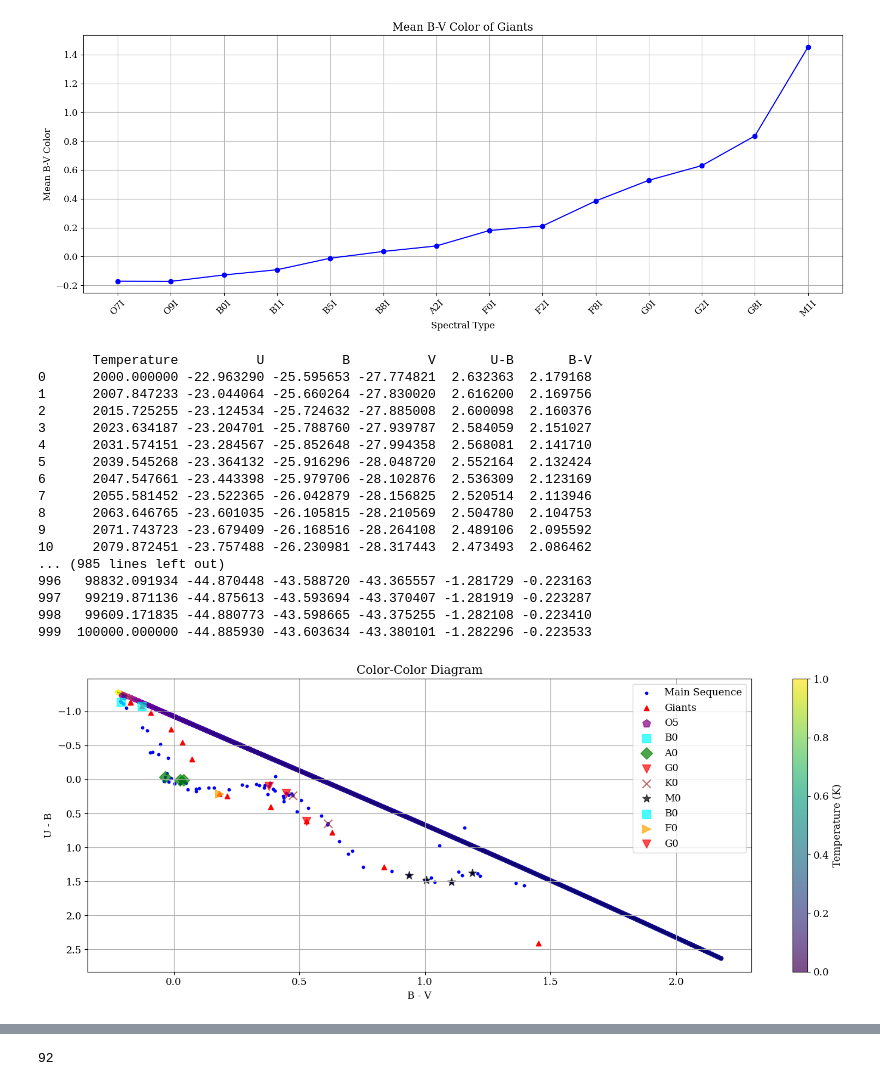
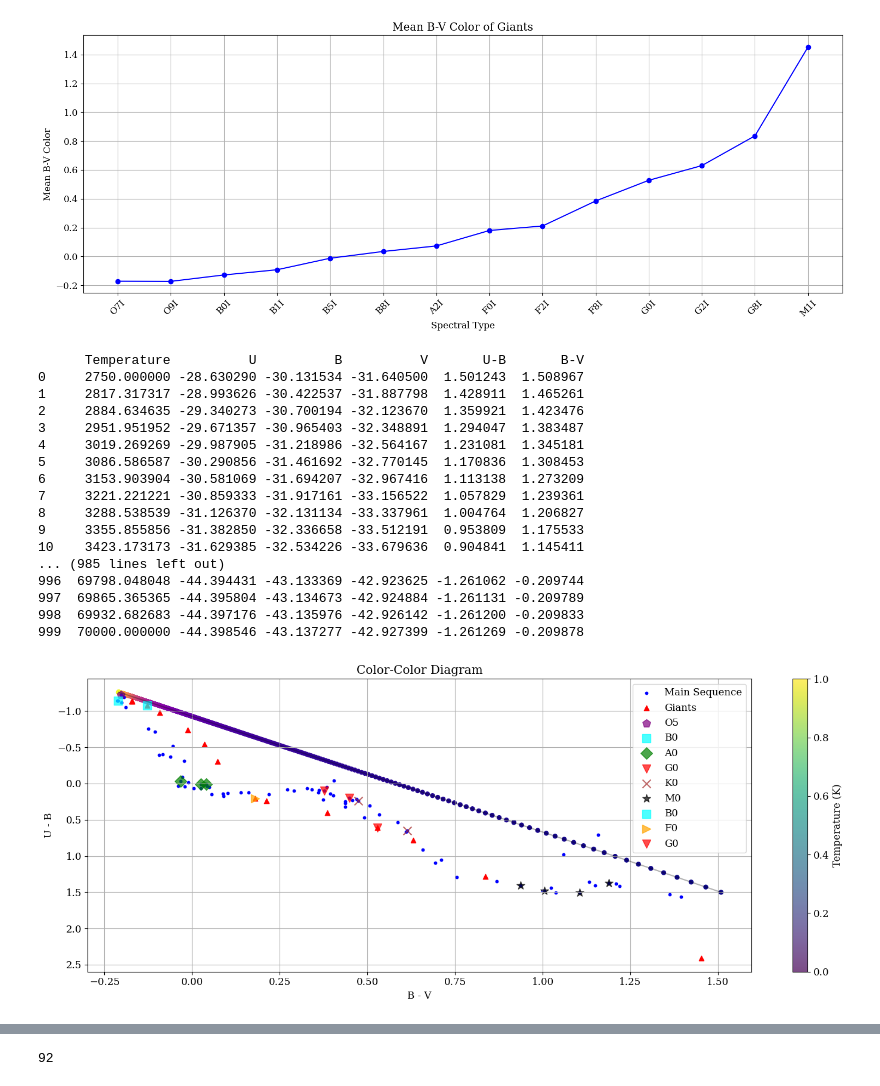
Before and after one commit to TapWhite/ALOP-PROBLEM-1-part2, a Jupyter notebook: ALOP tijdelijk.ipynb, the cells around one changed output, grey strips where cells are left out. Saved outputs shown, nothing was run; the diff lists cells and outputs as text; code cells hidden in the pictures.

```diff
--- a/ALOP tijdelijk.ipynb
+++ b/ALOP tijdelijk.ipynb
@@ -515,17 +515,18 @@ def calculate_blackbody_magnitude(temperature, band):
     return magnitude
 
 
+start_temp = 2750
+stop_temp = 70000
+num_points=1000
 # Define temperature range
-temperatures = np.logspace(3.301, 4.477, 100)  # From 2000 K to 30000 K
+temperatures = np.linspace(start_temp, stop_temp, num_points)  # From 2000 K to 30000 K
 
-start_temp = 2000
-stop_temp = 100000
-num_points=1000
-# Create evenly spaced points in the exponent using base e
-logspace_temperatures = np.linspace(np.log(start_temp), np.log(stop_temp), num_points)
 
-# Convert back to the actual temperature values using the exponential function
-temperatures = np.exp(logspace_temperatures)
+# # Create evenly spaced points in the exponent using base e
+# logspace_temperatures = np.linspace(np.log(start_temp), np.log(stop_temp), num_points)
+
+# # Convert back to the actual temperature values using the exponential function
+# temperatures = np.exp(logspace_temperatures)
 
 bands = 'U' , 'B' , 'V'
 
@@ -560,50 +561,50 @@ plt.figure(figsize=(15, 6))
 plt.scatter(df_temp['B-V'] , df_temp['U-B'], c=temperatures, cmap='plasma', edgecolor='none')
 plt.plot(df_temp['B-V'] , df_temp['U-B'], color='black', alpha=0.3)
 # Plot U-B vs B-V
 
 
 # Plot Main Sequence Stars
 plt.scatter(main_sequence['B-V'], main_sequence['U-B'], label='Main Sequence', s=10, c='blue', marker='o')
 
 # Plot Giants
 plt.scatter(giants['B-V'], giants['U-B'], label='Giants', c='red', marker='^')
 
 # Plot and label specific spectral types
 plot_spectral_types(main_sequence, spectral_types, color_dict)
 plot_spectral_types(giants, spectral_types, color_dict)
 
 # Add labels and legend
 cbar = plt.colorbar()
 cbar.set_label('Temperature (K)')
 
 plt.xlabel('B - V')
 plt.ylabel('U - B')
 plt.gca().invert_yaxis()
 plt.title('Color-Color Diagram')
 plt.legend()
 plt.grid(True)
 plt.tight_layout()
 plt.savefig('pdf/cc_diagram_blackbody.pdf')
 plt.show()
 # %% [output]
-       Temperature          U          B          V       U-B       B-V
-0      2000.000000 -22.963290 -25.595653 -27.774821  2.632363  2.179168
-1      2007.847233 -23.044064 -25.660264 -27.830020  2.616200  2.169756
-2      2015.725255 -23.124534 -25.724632 -27.885008  2.600098  2.160376
-3      2023.634187 -23.204701 -25.788760 -27.939787  2.584059  2.151027
-4      2031.574151 -23.284567 -25.852648 -27.994358  2.568081  2.141710
-5      2039.545268 -23.364132 -25.916296 -28.048720  2.552164  2.132424
-6      2047.547661 -23.443398 -25.979706 -28.102876  2.536309  2.123169
-7      2055.581452 -23.522365 -26.042879 -28.156825  2.520514  2.113946
-8      2063.646765 -23.601035 -26.105815 -28.210569  2.504780  2.104753
-9      2071.743723 -23.679409 -26.168516 -28.264108  2.489106  2.095592
-10     2079.872451 -23.757488 -26.230981 -28.317443  2.473493  2.086462
+      Temperature          U          B          V       U-B       B-V
+0     2750.000000 -28.630290 -30.131534 -31.640500  1.501243  1.508967
+1     2817.317317 -28.993626 -30.422537 -31.887798  1.428911  1.465261
+2     2884.634635 -29.340273 -30.700194 -32.123670  1.359921  1.423476
+3     2951.951952 -29.671357 -30.965403 -32.348891  1.294047  1.383487
+4     3019.269269 -29.987905 -31.218986 -32.564167  1.231081  1.345181
+5     3086.586587 -30.290856 -31.461692 -32.770145  1.170836  1.308453
+6     3153.903904 -30.581069 -31.694207 -32.967416  1.113138  1.273209
+7     3221.221221 -30.859333 -31.917161 -33.156522  1.057829  1.239361
+8     3288.538539 -31.126370 -32.131134 -33.337961  1.004764  1.206827
+9     3355.855856 -31.382850 -32.336658 -33.512191  0.953809  1.175533
+10    3423.173173 -31.629385 -32.534226 -33.679636  0.904841  1.145411
 ... (985 lines left out)
-996   98832.091934 -44.870448 -43.588720 -43.365557 -1.281729 -0.223163
-997   99219.871136 -44.875613 -43.593694 -43.370407 -1.281919 -0.223287
-998   99609.171835 -44.880773 -43.598665 -43.375255 -1.282108 -0.223410
-999  100000.000000 -44.885930 -43.603634 -43.380101 -1.282296 -0.223533
+996  69798.048048 -44.394431 -43.133369 -42.923625 -1.261062 -0.209744
+997  69865.365365 -44.395804 -43.134673 -42.924884 -1.261131 -0.209789
+998  69932.682683 -44.397176 -43.135976 -42.926142 -1.261200 -0.209833
+999  70000.000000 -44.398546 -43.137277 -42.927399 -1.261269 -0.209878
-[figure, old version]
+[figure, new version]
 # %%
 types_to_test = ['B0V', 'A0V', 'F0I', 'G0V']
 # Create a figure with 2x2 subplots
```
Also changed, not shown: parts of 4 cells of this notebook, 9 other files.
